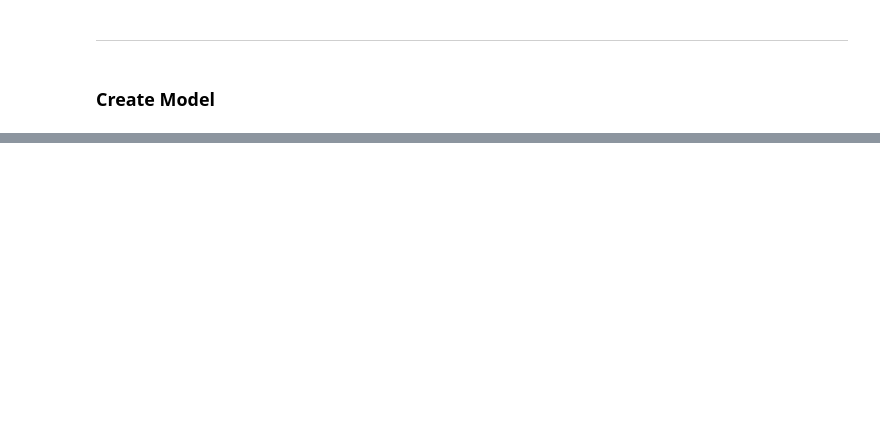
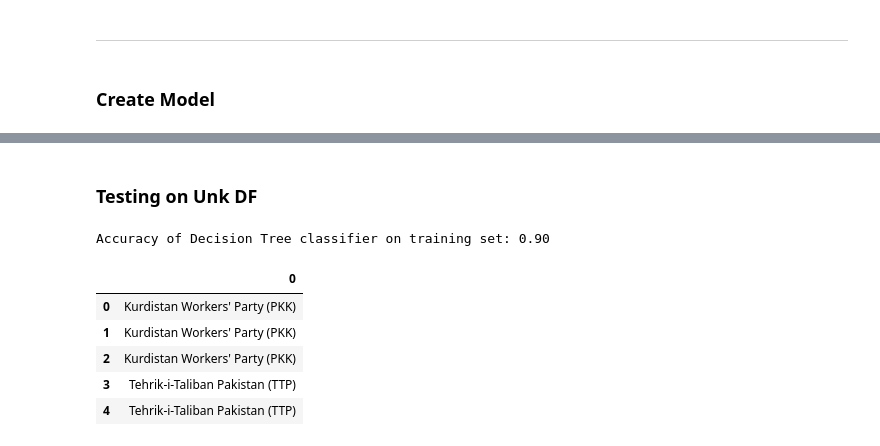
Before and after one commit to Predicting-Terrorism/predicting-terrorism, a Jupyter notebook: Deangelo Bowen/model_mvp-Copy1.ipynb, the cells around one changed output, grey strips where cells are left out. Saved outputs shown, nothing was run; the diff lists cells and outputs as text; code cells hidden in the pictures; blank space fills up the shorter version.

Commit message:
modeling complete

```diff
--- a/Deangelo Bowen/model_mvp-Copy1.ipynb
+++ b/Deangelo Bowen/model_mvp-Copy1.ipynb
@@ -353,0 +557,35 @@ tree.score(X_test, y_test)
+# %% [markdown]
+### Testing on Unk DF
+# %%
+# for classification you can change the algorithm to gini or entropy (information gain).
+# Default is gini.
+
+clf = DecisionTreeClassifier(max_depth=4, random_state=123)
+
+# model.fit(X, y)
+
+clf = clf.fit(X_train, y_train)
+
+# make prediction on train obeservations
+
+y_pred = clf.predict(X_test2)
+
+# y_pred_proba = clf.predict_proba(X_train2)
+
+# Eval model
+print('Accuracy of Decision Tree classifier on training set: {:.2f}'
+      .format(clf.score(X_train, y_train)))
+# %% [output]
+Accuracy of Decision Tree classifier on training set: 0.90
+# %%
+unk = pd.DataFrame(y_test2)
+labels = pd.DataFrame(y_pred)
+# %%
+labels.head()
+# %% [output]
+|  | 0 |
+| 0 | Kurdistan Workers' Party (PKK) |
+| 1 | Kurdistan Workers' Party (PKK) |
+| 2 | Kurdistan Workers' Party (PKK) |
+| 3 | Tehrik-i-Taliban Pakistan (TTP) |
+| 4 | Tehrik-i-Taliban Pakistan (TTP) |
```
Also changed, not shown: parts of 48 cells of this notebook, 2 other files.
